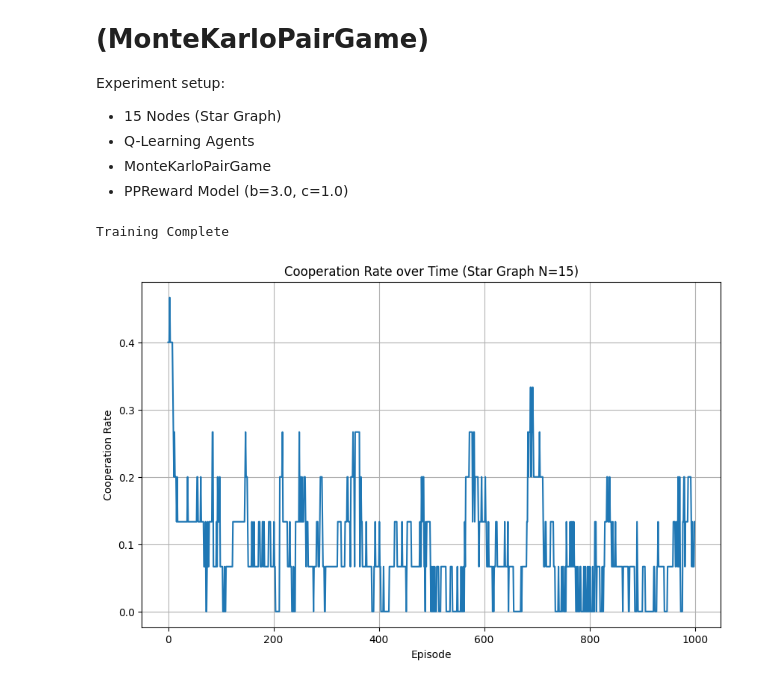
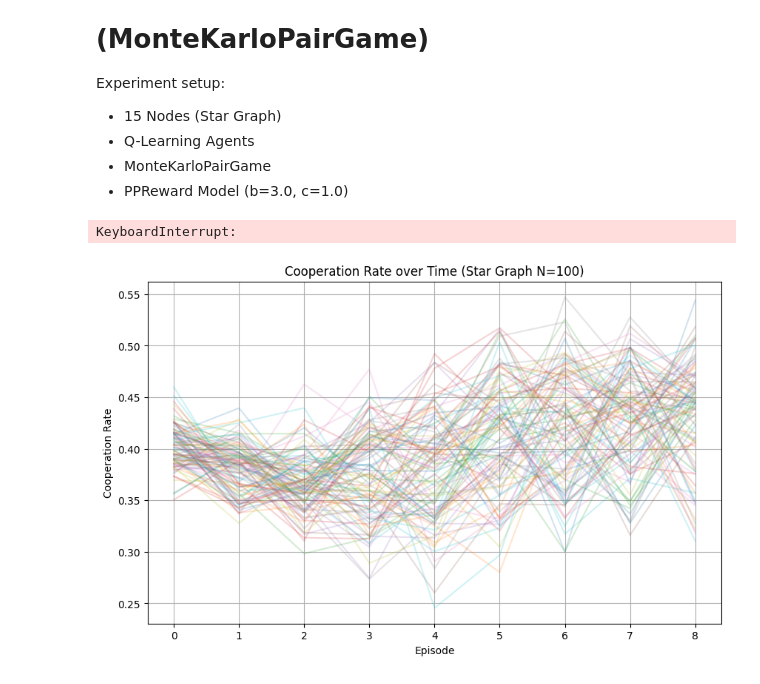
Before and after one commit to ThunderstormXX/TheoryGamesDL, a Jupyter notebook: experiments/exp7/sample_exp.ipynb, the cells around one changed output. Drawn from its saved outputs; the diff is of its cells as text; code cells hidden in the pictures.

```diff
--- a/experiments/exp7/sample_exp.ipynb
+++ b/experiments/exp7/sample_exp.ipynb
@@ -23,41 +23,55 @@ from game_launcher import MonteKarloPairGame
 %matplotlib inline
 # %%
 # Configuration
-N_NODES = 15
-B = 9.0
+N_NODES = 100
+B = list(range(1, 10))  # Benefit values to sweep
 C = 1.0
 K_ANCHORS = 1
-N_EPISODES = 1000
+N_EPISODES= 1000
+N_EXPS = 100
 
 # Initialization
 graph = StarGraph(N_NODES)
-learners = [QLearner(action_space_size=2, learning_rate=0.2, discount_factor=0.9, exploration_rate=0.1) for _ in range(N_NODES)]
-reward_model = PPReward(b=B, c=C)
-
-game = MonteKarloPairGame(graph, learners, reward_model, k_anchors=K_ANCHORS)
+# Note: Learners here are just for initial setup/testing, meaningful learners are created in the loop
+learners = [QLearner(action_space_size=2, learning_rate=0.2, discount_factor=0.99, strategy='boltzmann') for _ in range(N_NODES)]
 # %%
 # Training Loop
-cooperation_rates = []
+from tqdm import tqdm
 
-for episode in range(N_EPISODES):
-    game.round()
-    coop_rate = np.mean(game.strategies)
-    cooperation_rates.append(coop_rate)
+all_cooperation_rates = np.zeros((len(B), N_EXPS, N_EPISODES))
+for j in range(len(B)):
+    cooperation_rates = np.zeros((N_EXPS, N_EPISODES))
+    current_reward_model = PPReward(b=B[j], c=C)
+
+    for i in tqdm(range(N_EXPS)):
+        # Fix: Re-initialize learners for each experiment to ensure they are independent
+        # otherwise they share state/Q-tables across experiments
+        current_learners = [QLearner(action_space_size=2, learning_rate=0.2, discount_factor=0.9, strategy='boltzmann') for _ in range(N_NODES)]
+
+        # Initialize new game instance
+        game = MonteKarloPairGame(graph, current_learners, current_reward_model, k_anchors=K_ANCHORS)
+
+        for episode in range(N_EPISODES):
+            game.round()
+            coop_rate = np.mean(game.strategies)
+            cooperation_rates[i, episode] = coop_rate
+
+    all_cooperation_rates[j] = cooperation_rates
 
 print("Training Complete")
 # %% [output]
-Training Complete
+KeyboardInterrupt:
 # %%
 # Visualization
 plt.figure(figsize=(10, 6))
-plt.plot(cooperation_rates)
+plt.plot(np.mean(all_cooperation_rates, axis=2), alpha = 0.2)
 plt.title(f'Cooperation Rate over Time (Star Graph N={N_NODES})')
 plt.xlabel('Episode')
 plt.ylabel('Cooperation Rate')
 plt.grid(True)
 plt.show()
 # %% [output]
-[figure, old version]
+[figure, new version]
 # %%
 # Final Strategies Visualization
 G = graph.G
```
Also changed, not shown: parts of 5 cells of this notebook, 12 other files.
